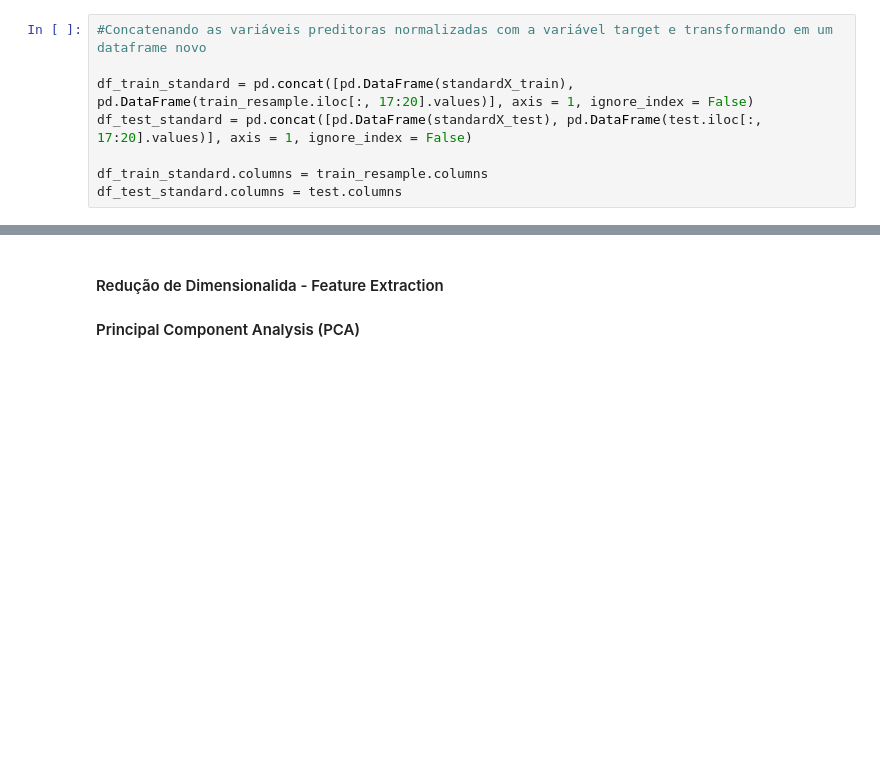
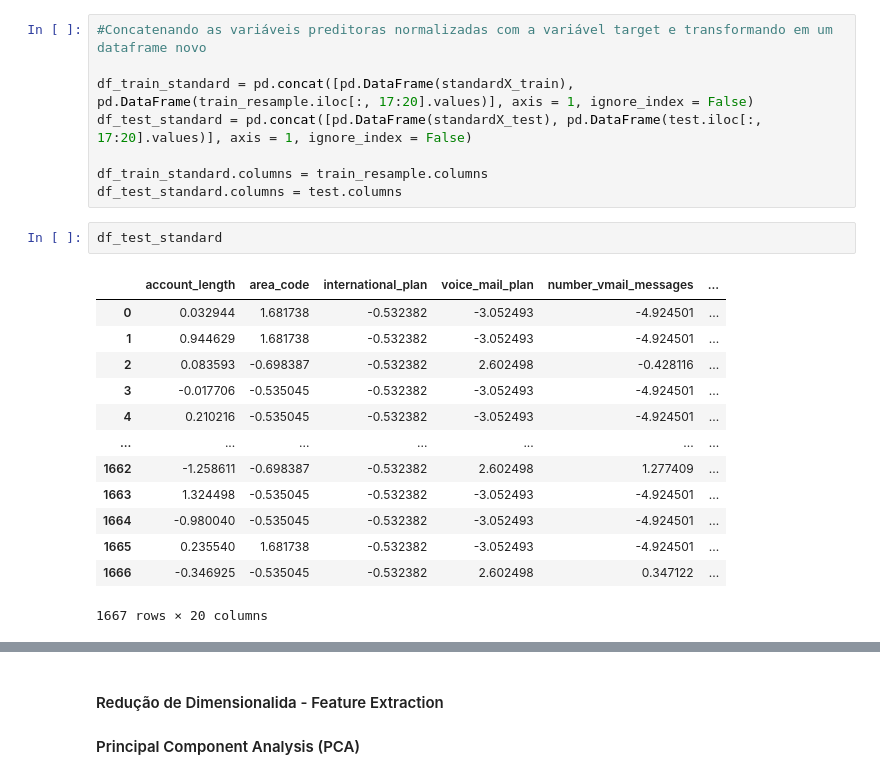
Before and after one commit to ccduarte/classification_churn, a Jupyter notebook: notebook/Classification_Churn.ipynb, the cells around one changed output, grey strips where cells are left out. Drawn from its saved outputs; the diff is of its cells as text; blank space fills up the shorter version.

```diff
--- a/notebook/Classification_Churn.ipynb
+++ b/notebook/Classification_Churn.ipynb
@@ -990,6 +990,22 @@ df_test_standard = pd.concat([pd.DataFrame(standardX_test), pd.DataFrame(test.il
 
 df_train_standard.columns = train_resample.columns
 df_test_standard.columns = test.columns
+# %%
+df_test_standard
+# %% [output]
+|  | account_length | area_code | international_plan | voice_mail_plan | number_vmail_messages | ... |
+| 0 | 0.032944 | 1.681738 | -0.532382 | -3.052493 | -4.924501 | ... |
+| 1 | 0.944629 | 1.681738 | -0.532382 | -3.052493 | -4.924501 | ... |
+| 2 | 0.083593 | -0.698387 | -0.532382 | 2.602498 | -0.428116 | ... |
+| 3 | -0.017706 | -0.535045 | -0.532382 | -3.052493 | -4.924501 | ... |
+| 4 | 0.210216 | -0.535045 | -0.532382 | -3.052493 | -4.924501 | ... |
+| ... | ... | ... | ... | ... | ... | ... |
+| 1662 | -1.258611 | -0.698387 | -0.532382 | 2.602498 | 1.277409 | ... |
+| 1663 | 1.324498 | -0.535045 | -0.532382 | -3.052493 | -4.924501 | ... |
+| 1664 | -0.980040 | -0.535045 | -0.532382 | -3.052493 | -4.924501 | ... |
+| 1665 | 0.235540 | 1.681738 | -0.532382 | -3.052493 | -4.924501 | ... |
+| 1666 | -0.346925 | -0.535045 | -0.532382 | 2.602498 | 0.347122 | ... |
+1667 rows × 20 columns
 # %%
 # Carregando os dados
 array_train_standard = df_train_standard.values
```
Also changed, not shown: parts of 2 cells of this notebook.
